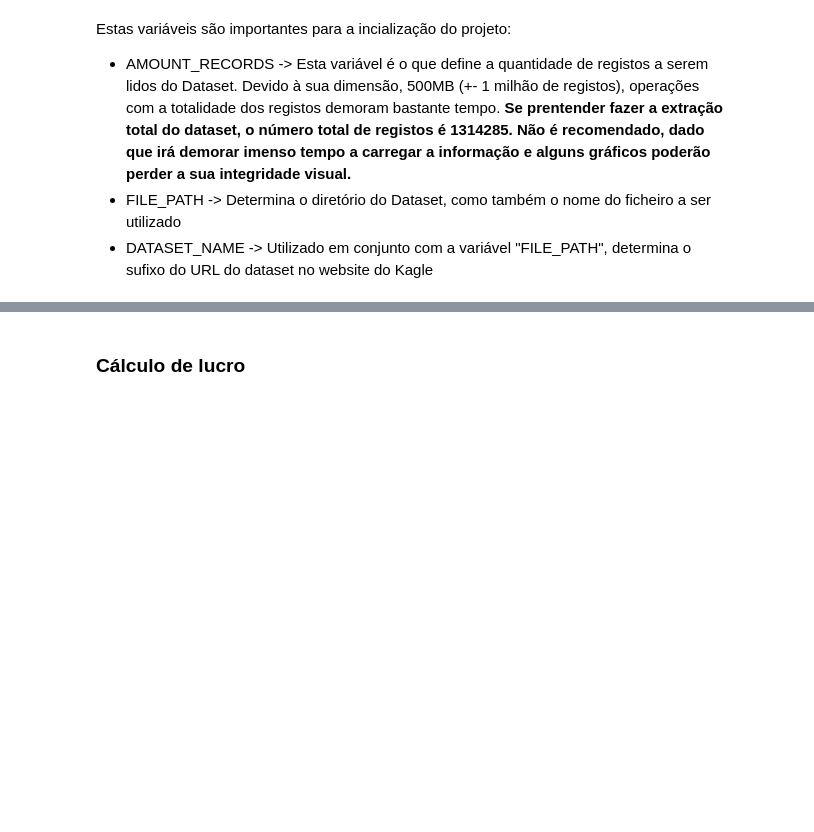
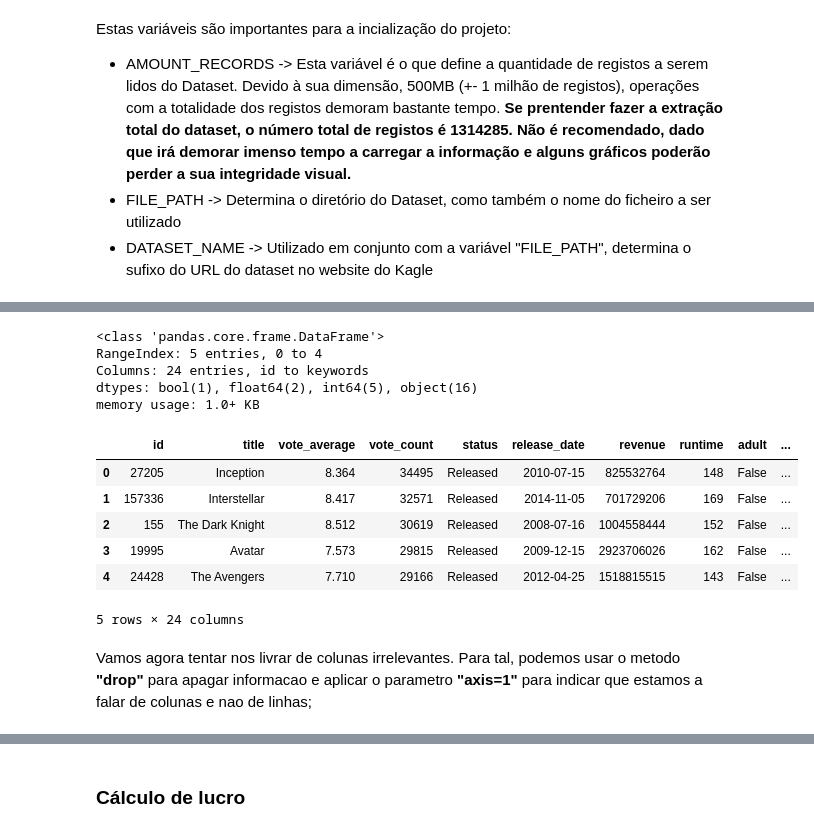
Before and after one commit to Quywed/ANALISEDADOS, a Jupyter notebook: tp_final.ipynb, the cells around one changed output, grey strips where cells are left out. Cells and saved outputs as stored; diff of their text form; code cells hidden in the pictures; blank space fills up the shorter version.

```diff
--- a/tp_final.ipynb
+++ b/tp_final.ipynb
@@ -57,0 +72,2 @@ Estas variáveis são importantes para a incialização do projeto:
+# %%
+df = pd.read_csv(FILE_PATH, nrows=5)
@@ -57,0 +105,20 @@ Estas variáveis são importantes para a incialização do projeto:
+# %%
+df.info(verbose=False)
+# %% [output]
+<class 'pandas.core.frame.DataFrame'>
+RangeIndex: 5 entries, 0 to 4
+Columns: 24 entries, id to keywords
+dtypes: bool(1), float64(2), int64(5), object(16)
+memory usage: 1.0+ KB
+# %%
+df
+# %% [output]
+|  | id | title | vote_average | vote_count | status | release_date | revenue | runtime | adult | ... |
+| 0 | 27205 | Inception | 8.364 | 34495 | Released | 2010-07-15 | 825532764 | 148 | False | ... |
+| 1 | 157336 | Interstellar | 8.417 | 32571 | Released | 2014-11-05 | 701729206 | 169 | False | ... |
+| 2 | 155 | The Dark Knight | 8.512 | 30619 | Released | 2008-07-16 | 1004558444 | 152 | False | ... |
+| 3 | 19995 | Avatar | 7.573 | 29815 | Released | 2009-12-15 | 2923706026 | 162 | False | ... |
+| 4 | 24428 | The Avengers | 7.710 | 29166 | Released | 2012-04-25 | 1518815515 | 143 | False | ... |
+5 rows × 24 columns
+# %% [markdown]
+Vamos agora tentar nos livrar de colunas irrelevantes. Para tal, podemos usar o metodo **"drop"** para apagar informacao e aplicar o parametro **"axis=1"** para indicar que estamos a falar de colunas e nao de linhas;
```
Also changed, not shown: parts of 41 cells of this notebook, 4 other files.
